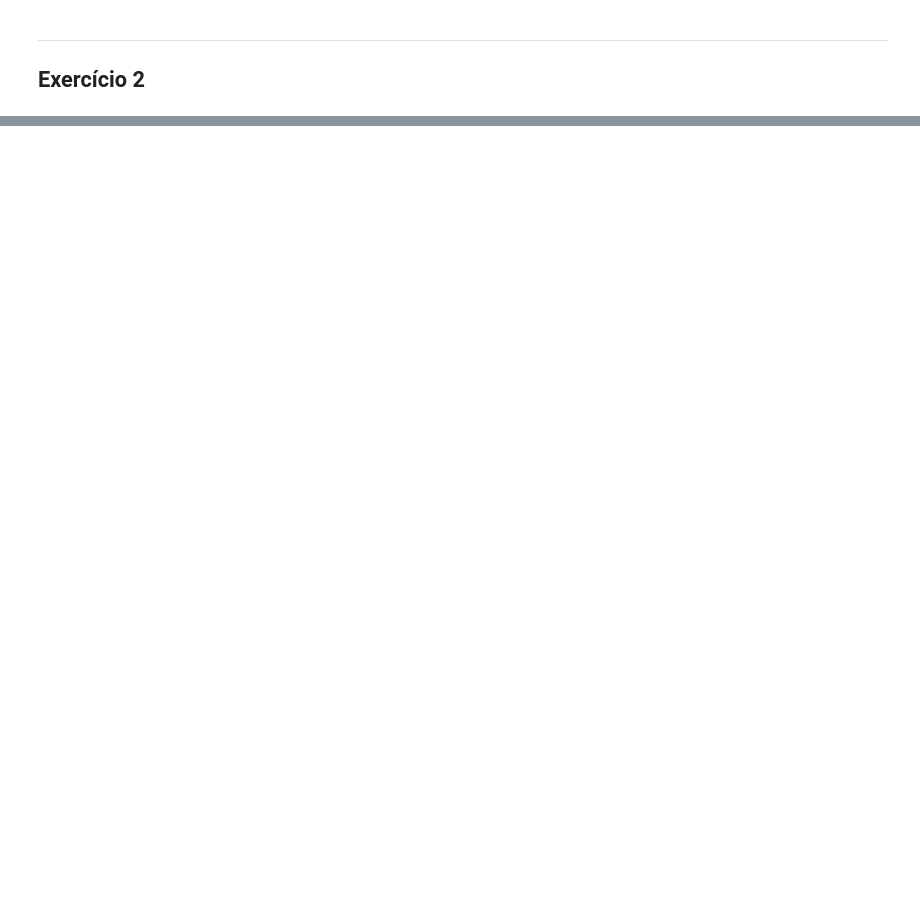
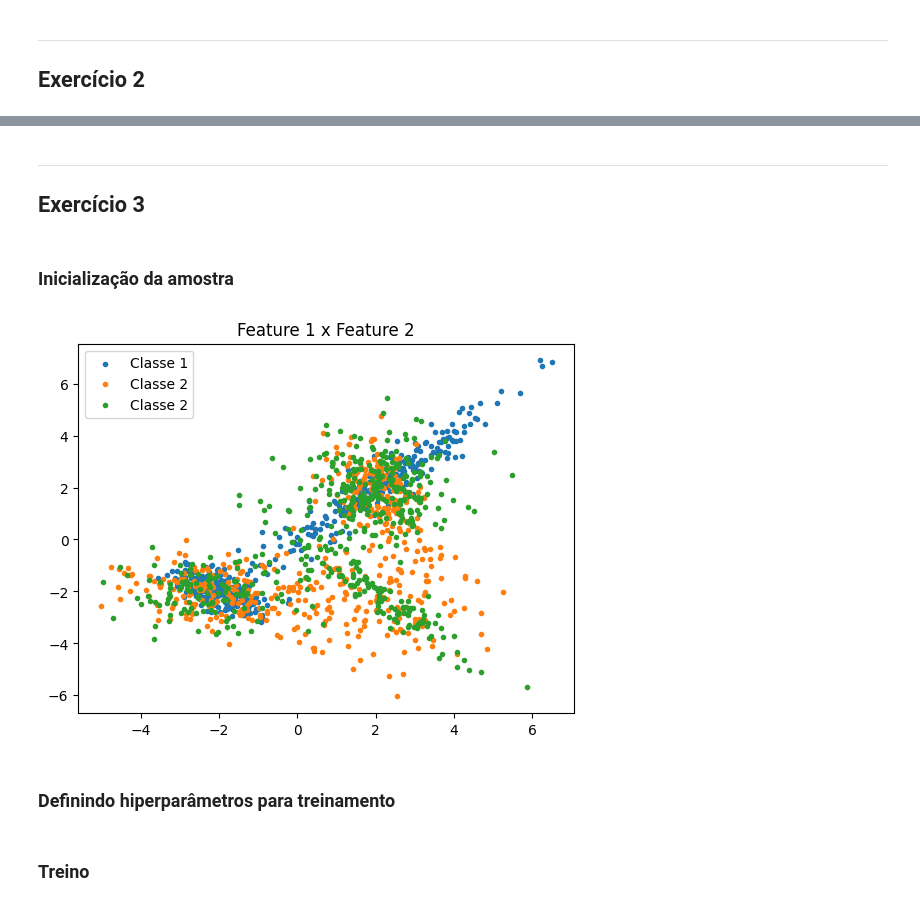
Before and after one commit to kadu-ymd/ann-deeplearning, a Jupyter notebook: src/ex_3_mlp/main.ipynb, the cells around one changed output, grey strips where cells are left out. Saved outputs shown, nothing was run; the diff lists cells and outputs as text; code cells hidden in the pictures; blank space fills up the shorter version.

Commit message:
exercício3

```diff
--- a/src/ex_3_mlp/main.ipynb
+++ b/src/ex_3_mlp/main.ipynb
@@ -220,0 +294,6 @@ plt.show()
+# %% [markdown]
+___
+
+## Exercício 3
+# %% [markdown]
+### Inicialização da amostra
@@ -220,0 +314,48 @@ plt.show()
+# %%
+samples_0_3, samples_labels_0_3 = make_classification(n_samples=SAMPLE_SIZE_3 // 3,
+                                                  n_classes=1,
+                                                  n_clusters_per_class=n_cluters_per_class["classe 0"],
+                                                  n_features=N_FEATURES_3,
+                                                  n_informative=N_INFORMATIVE_3,
+                                                  n_redundant=N_REDUNDANT_3,
+                                                  random_state=random_state["classe 0"],
+                                                  class_sep=CLASS_SEP_3)
+
+samples_1_3, samples_labels_1_3 = make_classification(n_samples=SAMPLE_SIZE_3 // 3,
+                                                  n_classes=1,
+                                                  n_clusters_per_class=n_cluters_per_class["classe 1"],
+                                                  n_features=N_FEATURES_3,
+                                                  n_informative=N_INFORMATIVE_3,
+                                                  n_redundant=N_REDUNDANT_3,
+                                                  random_state=random_state["classe 1"],
+                                                  class_sep=CLASS_SEP_3)
+
+samples_2_3, samples_labels_2_3 = make_classification(n_samples=SAMPLE_SIZE_3 // 3,
+                                                  n_classes=1,
+                                                  n_clusters_per_class=n_cluters_per_class["classe 2"],
+                                                  n_features=N_FEATURES_3,
+                                                  n_informative=N_INFORMATIVE_3,
+                                                  n_redundant=N_REDUNDANT_3,
+                                                  random_state=random_state["classe 2"],
+                                                  class_sep=CLASS_SEP_3)
+
+samples_labels_0_3[:] = 0
+samples_labels_1_3[:] = 1
+samples_labels_2_3[:] = 2
+# %%
+samples_total_3 = np.concatenate((samples_0_3, samples_1_3, samples_2_3))
+samples_total_labels_3 = np.concatenate((samples_labels_0_3, samples_labels_1_3, samples_labels_2_3))
+
+shuffled_samples_total_3, shuffled_samples_total_labels_3 = data.shuffle_sample(sample_array=samples_total_3, labels_array=samples_total_labels_3)
+# %%
+plt.scatter(shuffled_samples_total_3[shuffled_samples_total_labels_3==0, 0], shuffled_samples_total_3[shuffled_samples_total_labels_3==0, 1], label="Classe 1", marker=".")
+plt.scatter(shuffled_samples_total_3[shuffled_samples_total_labels_3==1, 0], shuffled_samples_total_3[shuffled_samples_total_labels_3==1, 1],  label="Classe 2", marker=".")
+plt.scatter(shuffled_samples_total_3[shuffled_samples_total_labels_3==2, 0], shuffled_samples_total_3[shuffled_samples_total_labels_3==2, 1],  label="Classe 2", marker=".")
+
+plt.title("Feature 1 x Feature 2")
+plt.legend()
+plt.show()
+# %% [output]
+[figure, added]
+# %% [markdown]
+### Definindo hiperparâmetros para treinamento
@@ -220,0 +418,2 @@ plt.show()
+# %% [markdown]
+### Treino
```
Also changed, not shown: parts of 70 cells of this notebook, 1 other file.
